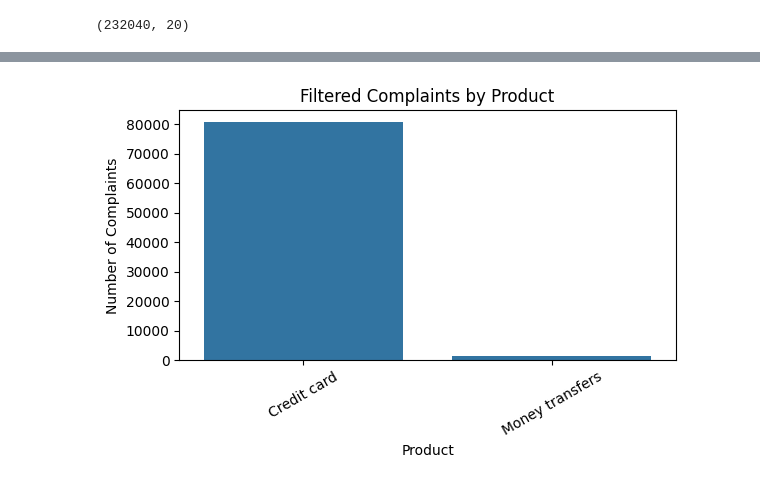
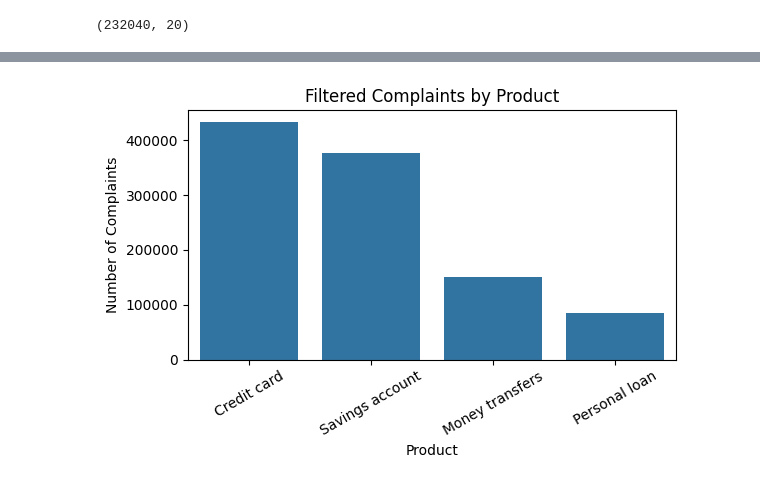
Before and after one commit to RuetGG/CrediTrust_ComplainDetection_Week7, a Jupyter notebook: notebooks/eda_data.ipynb, the cells around one changed output, grey strips where cells are left out. Saved outputs shown, nothing was run; the diff lists cells and outputs as text; code cells hidden in the pictures.

```diff
--- a/notebooks/eda_data.ipynb
+++ b/notebooks/eda_data.ipynb
@@ -143,8 +143,28 @@ required_products = [
     "Savings account",
     "Money transfers"
 ]
+# %%
+product_mapping = {
+    "Credit card": "Credit card",
+    "Credit card or prepaid card": "Credit card",
+
+    "Payday loan, title loan, or personal loan": "Personal loan",
+    "Payday loan, title loan, personal loan, or advance loan": "Personal loan",
+    "Payday loan": "Personal loan",
+    "Consumer Loan": "Personal loan",
+
+    "Checking or savings account": "Savings account",
+    "Bank account or service": "Savings account",
+
+    "Money transfer, virtual currency, or money service": "Money transfers",
+    "Money transfers": "Money transfers"
+}
 # %%
-df_filtered = df[df['Product'].isin(required_products)]
+df_filtered = df.loc[
+    df['Product'].isin(product_mapping.keys())
+].copy()
+
+df_filtered.loc[:, 'Product'] = df_filtered['Product'].replace(product_mapping)
 # %%
 df_filtered.shape
 # %% [output]
@@ -171,14 +177,14 @@ Index(['Date received', 'Product', 'Sub-product', 'Issue', 'Sub-issue',
 # %%
 plt.figure(figsize=(6, 4))
 sns.barplot(
-    x=df_filtered['Sub-product'].value_counts().index,
-    y=df_filtered['Sub-product'].value_counts().values
+    x=df_filtered['Product'].value_counts().index,
+    y=df_filtered['Product'].value_counts().values
 )
 plt.xticks(rotation=30)
 plt.title("Filtered Complaints by Product")
 plt.xlabel("Product")
 plt.ylabel("Number of Complaints")
 plt.tight_layout()
 plt.show()
 # %% [output]
-[figure, old version]
+[figure, new version]
```
Also changed, not shown: parts of 10 cells of this notebook, 5 other files.
